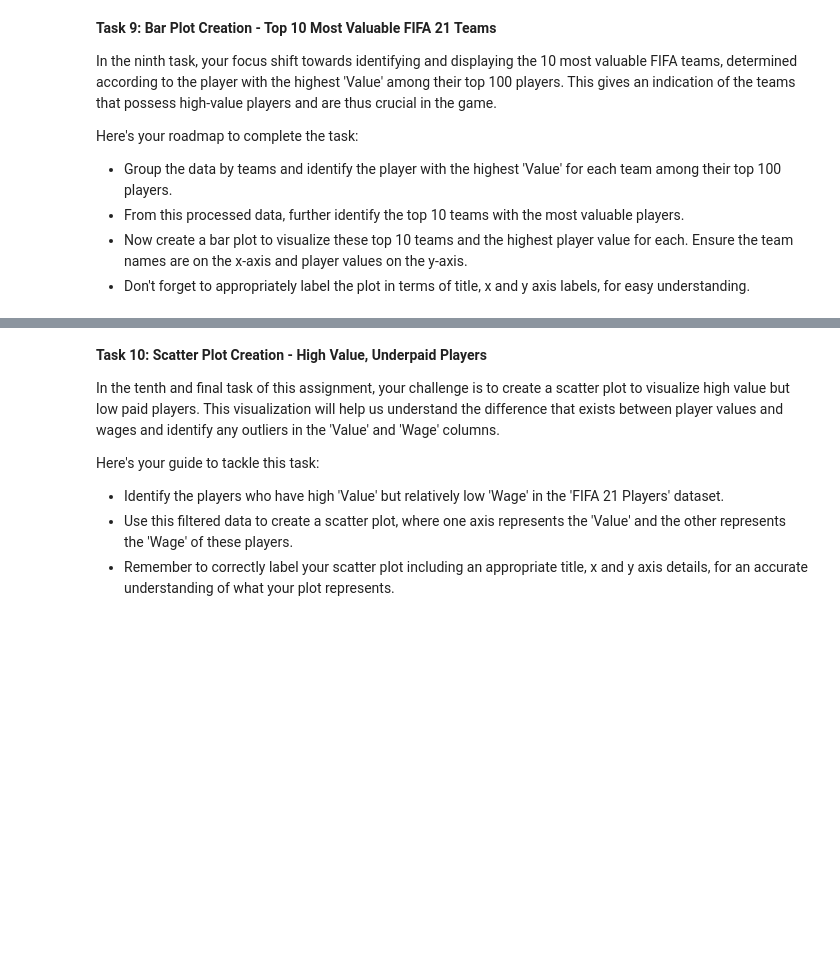
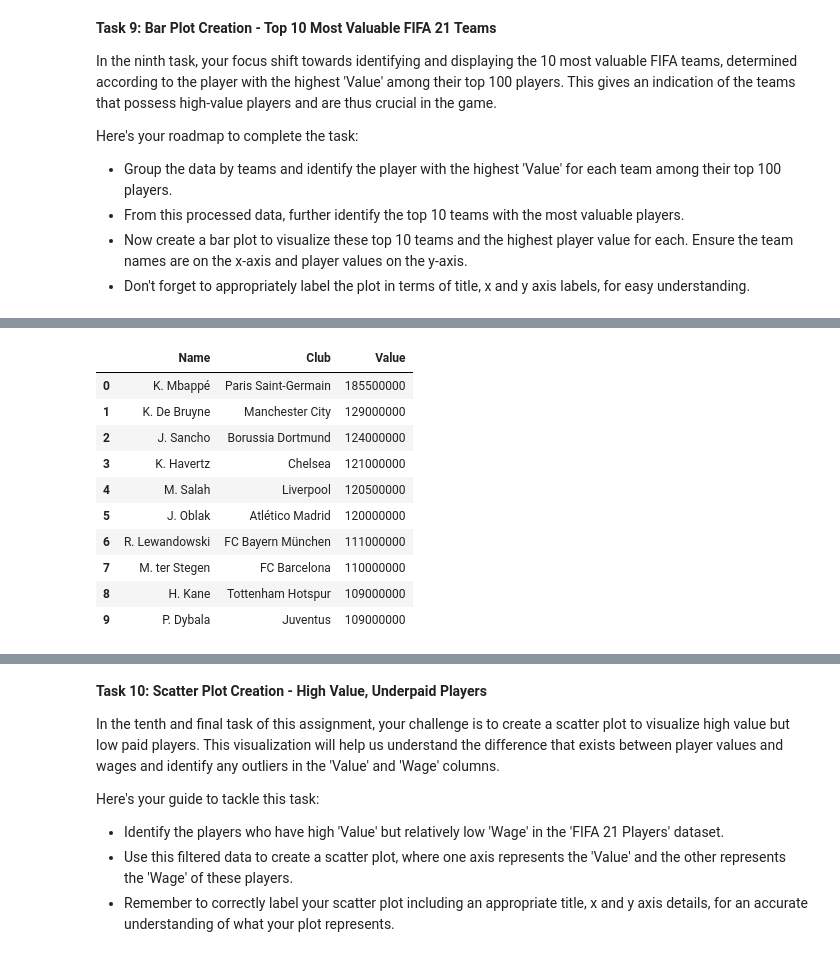
Before and after one commit to byrocuy/REA-AI_Mastery, a Jupyter notebook: week-2/assignments/pandas_assignment_fixed_notebook.ipynb, the cells around one changed output, grey strips where cells are left out. Drawn from its saved outputs; the diff is of its cells as text; code cells hidden in the pictures; blank space fills up the shorter version.

```diff
--- a/week-2/assignments/pandas_assignment_fixed_notebook.ipynb
+++ b/week-2/assignments/pandas_assignment_fixed_notebook.ipynb
@@ -617,3 +634,19 @@ Index(['ID', 'Name', 'LongName', 'Nationality', 'Age', 'OVA', 'POT', 'Club',
+# %%
+top_perform_each_team = top100_OVA.sort_values(by='Value', ascending=False).groupby('Club').head(1).reset_index()
+top10_value_player = top_perform_each_team.head(10)
+top10_value_player[['Name', 'Club', 'Value']]
+# %% [output]
+|  | Name | Club | Value |
+| 0 | K. Mbappé | Paris Saint-Germain | 185500000 |
+| 1 | K. De Bruyne | Manchester City | 129000000 |
+| 2 | J. Sancho | Borussia Dortmund | 124000000 |
+| 3 | K. Havertz | Chelsea | 121000000 |
+| 4 | M. Salah | Liverpool | 120500000 |
+| 5 | J. Oblak | Atlético Madrid | 120000000 |
+| 6 | R. Lewandowski | FC Bayern München | 111000000 |
+| 7 | M. ter Stegen | FC Barcelona | 110000000 |
+| 8 | H. Kane | Tottenham Hotspur | 109000000 |
+| 9 | P. Dybala | Juventus | 109000000 |
 # %%
 # convert value to millions or billions
 def convert_value(value):
```
Also changed, not shown: parts of 11 cells of this notebook, 4 other files.
